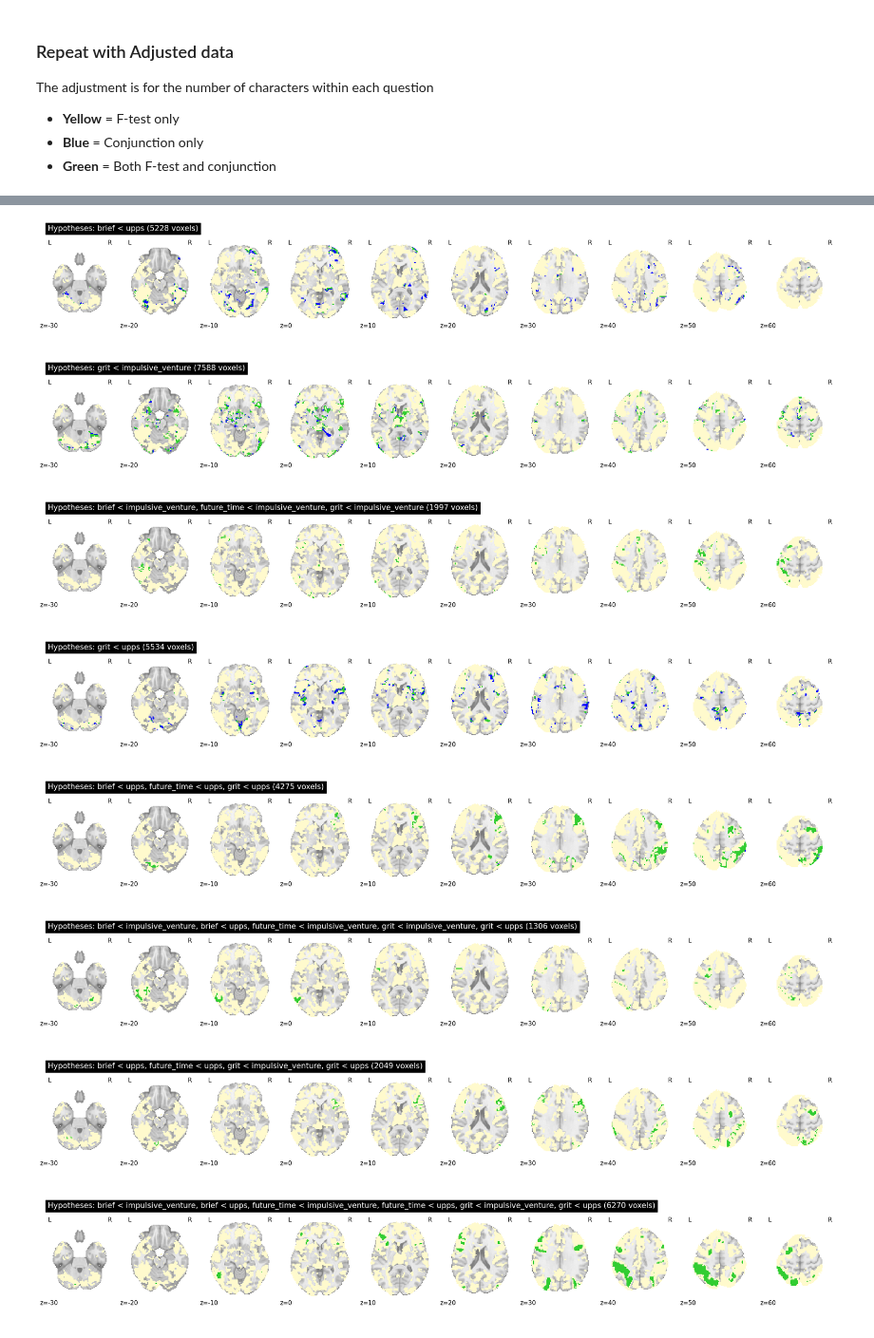
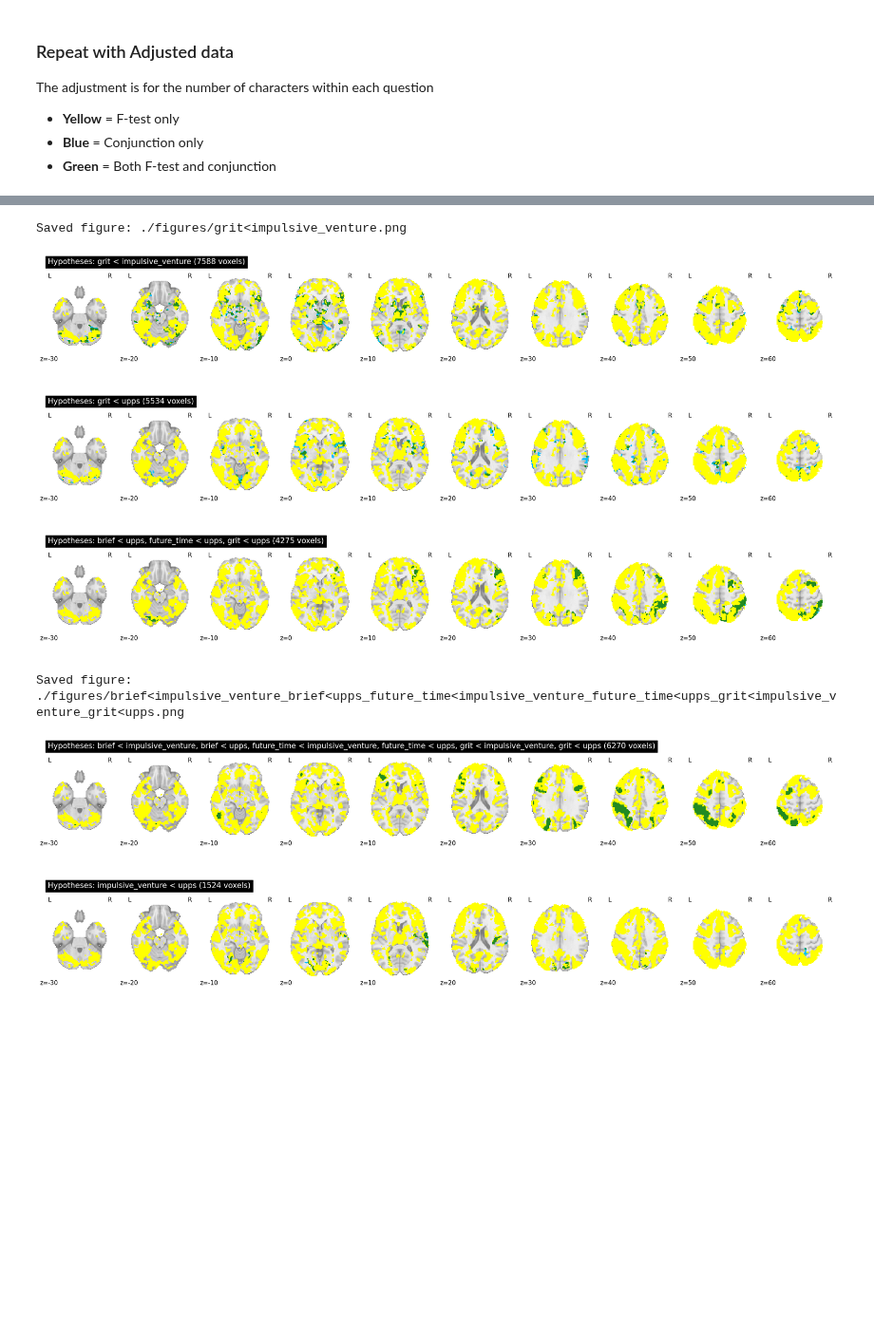
Before and after one commit to jaemonj/survey-medley-code, a Jupyter notebook: analyses/questionnaire_average_omnibus_f/review_results.ipynb, the cells around one changed output, grey strips where cells are left out. Shown at 95% size. Saved outputs shown, nothing was run; the diff lists cells and outputs as text; code cells hidden in the pictures; blank space fills up the shorter version.

```diff
--- a/analyses/questionnaire_average_omnibus_f/review_results.ipynb
+++ b/analyses/questionnaire_average_omnibus_f/review_results.ipynb
@@ -170,6 +173,7 @@ process_pairwise_maps(
     z_slices,
     t_threshold=0.05,
     omnibus_f_threshold=0.05,
-    min_cluster_vox=400,
+    min_cluster_vox=600,
+    n_voxel_thresh_plot_save=6000,
 )
 # %% [output]
@@ -177,8 +181,7 @@ process_pairwise_maps(
+Saved figure: ./figures/grit<impulsive_venture.png
-[figure, old version]
+[figure, new version]
-[figure, old version]
+[figure, new version]
-[figure, old version]
+[figure, new version]
+Saved figure: ./figures/brief<impulsive_venture_brief<upps_future_time<impulsive_venture_future_time<upps_grit<impulsive_venture_grit<upps.png
-[figure, old version]
+[figure, new version]
-[figure, old version]
+[figure, new version]
-[figure, removed]
-[figure, removed]
-[figure, removed]
```
Also changed, not shown: parts of 3 cells of this notebook, 2 other files.
